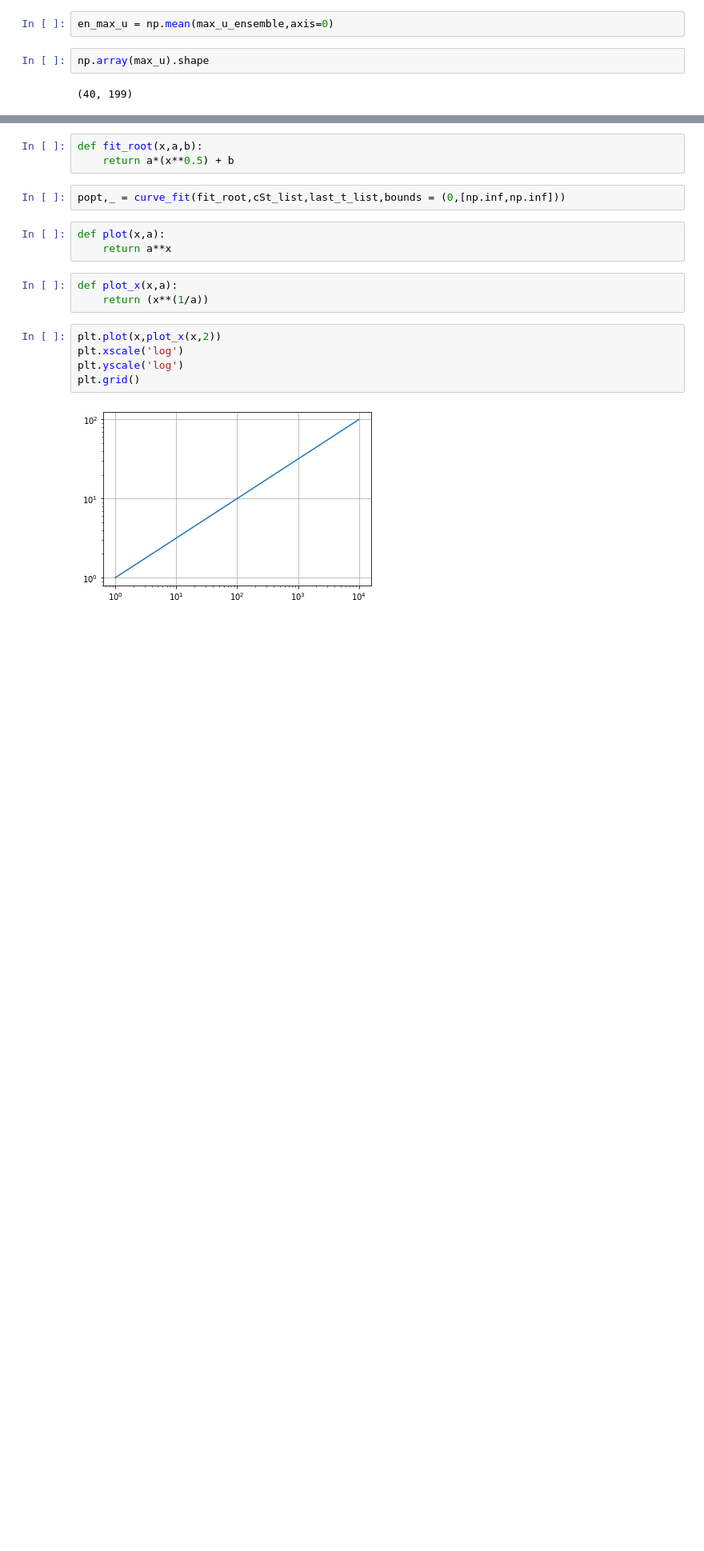
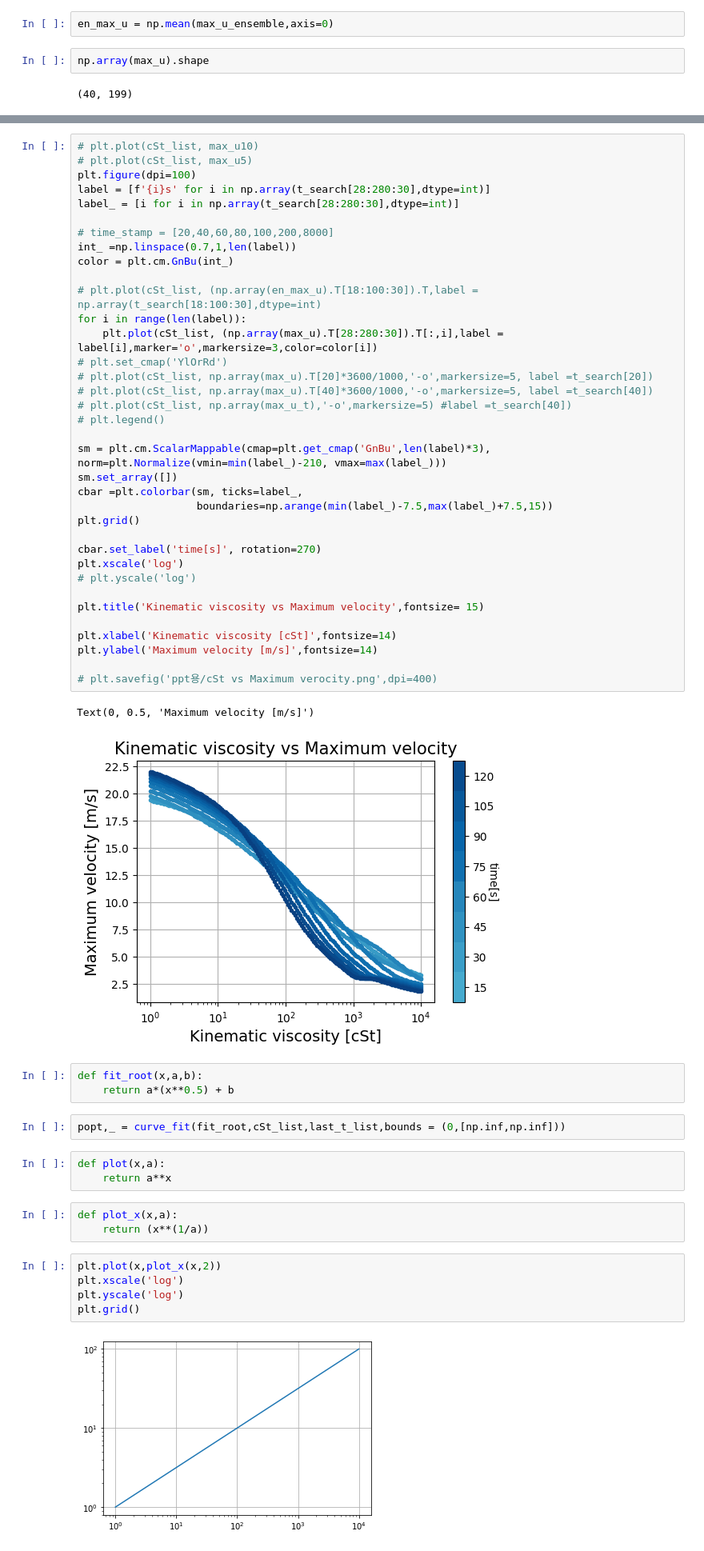
Before and after one commit to Gug-Young/Shallow_water_with_viscosity, a Jupyter notebook: Multiprocess test.ipynb, the cells around one changed output, grey strips where cells are left out. Shown at 80% size. Cells and saved outputs as stored; diff of their text form; blank space fills up the shorter version.

```diff
--- a/Multiprocess test.ipynb
+++ b/Multiprocess test.ipynb
@@ -101,3 +105,42 @@ plt.savefig('ppt용/cSt vs Maximum verocity.png',dpi=400)
+# %%
+# plt.plot(cSt_list, max_u10)
+# plt.plot(cSt_list, max_u5)
+plt.figure(dpi=100)
+label = [f'{i}s' for i in np.array(t_search[28:280:30],dtype=int)]
+label_ = [i for i in np.array(t_search[28:280:30],dtype=int)]
+
+# time_stamp = [20,40,60,80,100,200,8000]
+int_ =np.linspace(0.7,1,len(label))
+color = plt.cm.GnBu(int_)
+
+# plt.plot(cSt_list, (np.array(en_max_u).T[18:100:30]).T,label = np.array(t_search[18:100:30],dtype=int)
+for i in range(len(label)):
+    plt.plot(cSt_list, (np.array(max_u).T[28:280:30]).T[:,i],label = label[i],marker='o',markersize=3,color=color[i])
+# plt.set_cmap('YlOrRd')
+# plt.plot(cSt_list, np.array(max_u).T[20]*3600/1000,'-o',markersize=5, label =t_search[20])
+# plt.plot(cSt_list, np.array(max_u).T[40]*3600/1000,'-o',markersize=5, label =t_search[40])
+# plt.plot(cSt_list, np.array(max_u_t),'-o',markersize=5) #label =t_search[40])
+# plt.legend()
+
+sm = plt.cm.ScalarMappable(cmap=plt.get_cmap('GnBu',len(label)*3), norm=plt.Normalize(vmin=min(label_)-210, vmax=max(label_)))
+sm.set_array([])
+cbar =plt.colorbar(sm, ticks=label_,
+                   boundaries=np.arange(min(label_)-7.5,max(label_)+7.5,15))
+plt.grid()
+
+cbar.set_label('time[s]', rotation=270)
+plt.xscale('log')
+# plt.yscale('log')
+
+plt.title('Kinematic viscosity vs Maximum velocity',fontsize= 15)
+
+plt.xlabel('Kinematic viscosity [cSt]',fontsize=14)
+plt.ylabel('Maximum velocity [m/s]',fontsize=14)
+
+# plt.savefig('ppt용/cSt vs Maximum verocity.png',dpi=400)
+# %% [output]
+Text(0, 0.5, 'Maximum velocity [m/s]')
+[figure, added]
 # %%
 def fit_root(x,a,b):
     return a*(x**0.5) + b
```
Also changed, not shown: parts of 41 cells of this notebook, 13 other files.
